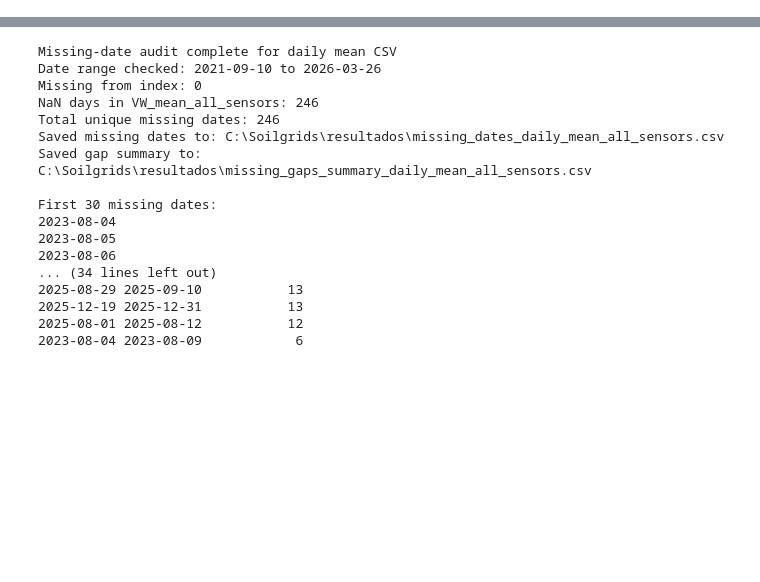
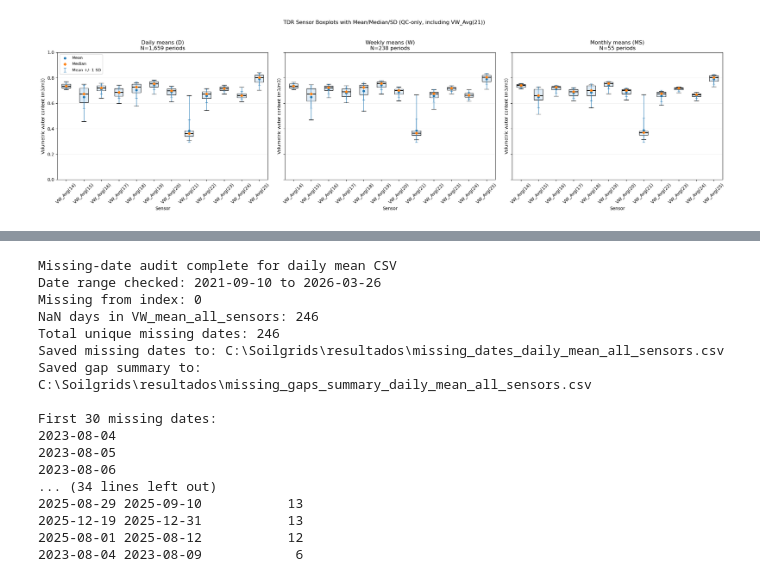
Before and after one commit to eemahon/bachelorThesis_paramos, a Jupyter notebook: analysis/results_sm.ipynb, the cells around one changed output, grey strips where cells are left out. Drawn from its saved outputs; the diff is of its cells as text; code cells hidden in the pictures; blank space fills up the shorter version.

```diff
--- a/analysis/results_sm.ipynb
+++ b/analysis/results_sm.ipynb
@@ -103,0 +239,95 @@ Source CRS: EPSG:24877
+# %%
+# Boxplots with mean, median, and standard deviation annotations for each TDR sensor
+if 'sensor_wide_qc_all' not in globals() or sensor_wide_qc_all.empty:
+    raise ValueError("Run Cell 2 first so 'sensor_wide_qc_all' is available.")
+
+def plot_box_with_stats(ax, data, title, y_min=0.0, y_max=1.0):
+    if data.empty:
+        ax.set_title(f"{title}\n(no data)")
+        ax.axis('off')
+        return None
+
+    # Boxplot keeps the median line; mean marker is enabled and outliers are hidden.
+    data.boxplot(
+        ax=ax,
+        rot=45,
+        showfliers=False,
+        whis=[5, 95],
+        showmeans=True,
+        meanline=False,
+        patch_artist=True,
+        boxprops=dict(facecolor='#dceaf7', alpha=0.9),
+        medianprops=dict(color='black', linewidth=1.8),
+        meanprops=dict(marker='o', markerfacecolor='tab:blue', markeredgecolor='white', markersize=5),
+        grid=False
+    )
+
+    means = data.mean()
+    medians = data.median()
+    stds = data.std()
+    positions = np.arange(1, len(data.columns) + 1)
+
+    # Overlay explicit symbols and SD bars so statistics are visible in one figure.
+    ax.errorbar(
+        positions,
+        means.values,
+        yerr=stds.values,
+        fmt='none',
+        ecolor='tab:blue',
+        elinewidth=1.2,
+        capsize=3,
+        alpha=0.7,
+        label='Mean +/- 1 SD'
+    )
+    ax.scatter(positions, means.values, color='tab:blue', s=22, zorder=3, label='Mean')
+    ax.scatter(positions, medians.values, color='tab:orange', marker='D', s=20, zorder=3, label='Median')
+
+    ax.set_title(f"{title}\nN={len(data):,} periods")
+    ax.set_xlabel('Sensor')
+    ax.set_ylabel('Volumetric water content (m3/m3)')
+    ax.set_ylim(y_min, y_max)
+    ax.grid(alpha=0.2, axis='y')
+
+    stats_table = pd.DataFrame({
+        'sensor': data.columns,
+        'mean': means.values,
+        'median': medians.values,
+        'std': stds.values
+    })
+
+    return stats_table
+
+agg_map = {
+    'Daily means (D)': 'D',
+    'Weekly means (W)': 'W',
+    'Monthly means (MS)': 'MS',
+}
+
+fig_stats, axes_stats = plt.subplots(1, 3, figsize=(22, 6), sharey=True)
+stats_outputs = []
+
+for idx, (label, freq) in enumerate(agg_map.items()):
+    aggregated = sensor_wide_qc_all.resample(freq).mean()
+    stats_df = plot_box_with_stats(axes_stats[idx], aggregated, label, y_min=qc_min, y_max=qc_max)
+    if stats_df is not None:
+        stats_df.insert(0, 'aggregation', label)
+        stats_outputs.append(stats_df)
+
+# Show a single clean legend
+handles, labels = axes_stats[0].get_legend_handles_labels()
+if handles:
+    axes_stats[0].legend(handles[:3], labels[:3], loc='upper left', fontsize=9)
+
+fig_stats.suptitle('TDR Sensor Boxplots with Mean/Median/SD (QC-only, including VW_Avg(21))', y=1.03)
+fig_stats.tight_layout()
+save_figure(fig_stats, 'results_sm_sensor_boxplot_with_stats_with21.png')
+plt.show()
+
+if stats_outputs:
+    stats_summary = pd.concat(stats_outputs, ignore_index=True)
+    RESULTS_DIR.mkdir(parents=True, exist_ok=True)
+    stats_summary_path = RESULTS_DIR / 'tdr_sensor_stats_daily_weekly_monthly_with21.csv'
+    stats_summary.to_csv(stats_summary_path, index=False)
+    print(f'Stats table saved to: {stats_summary_path}')
+    display(stats_summary.head(12))
+# %% [output]
@@ -103,0 +335 @@ Source CRS: EPSG:24877
+[figure, added]
```
Also changed, not shown: parts of 11 cells of this notebook, 33 other files.
